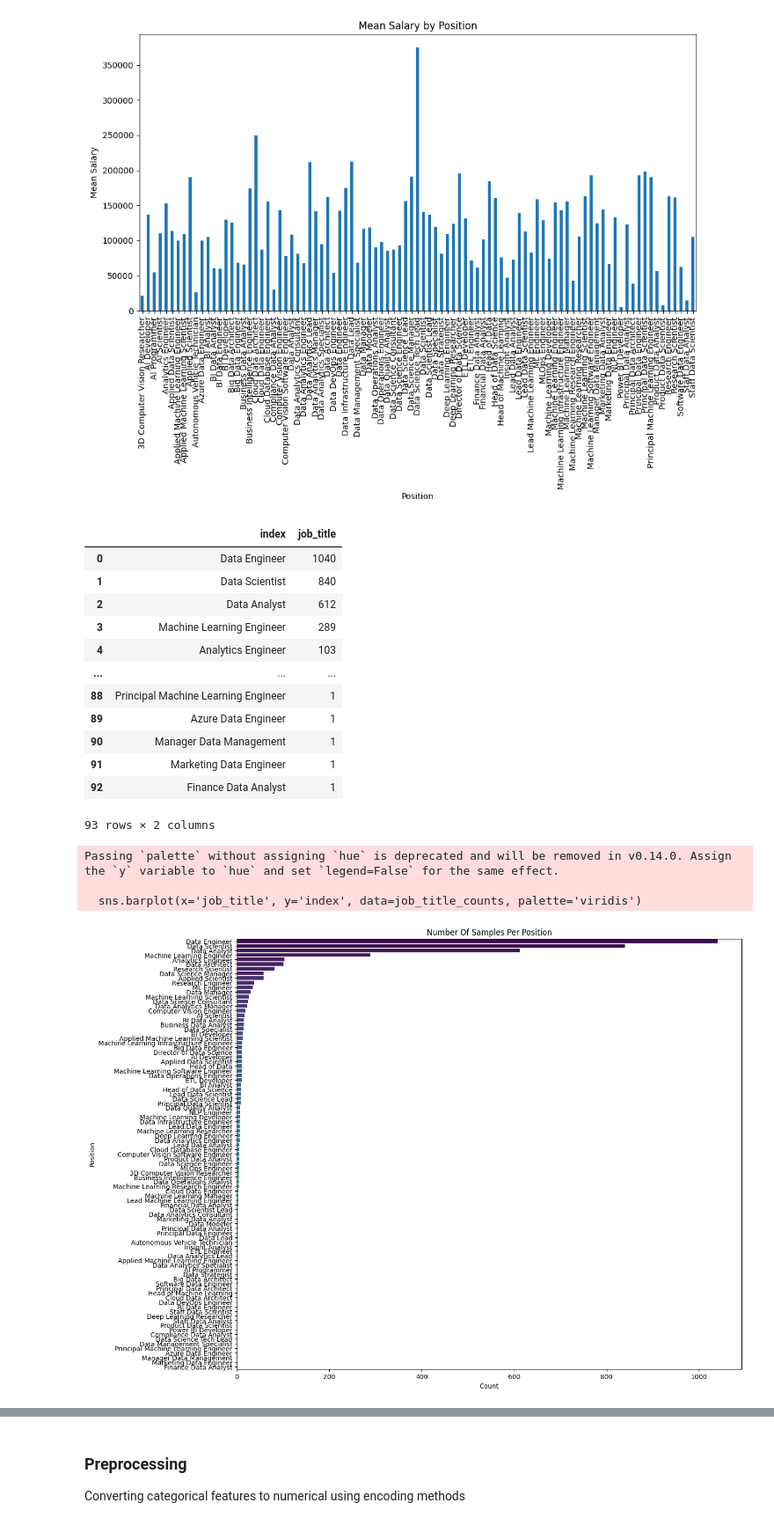
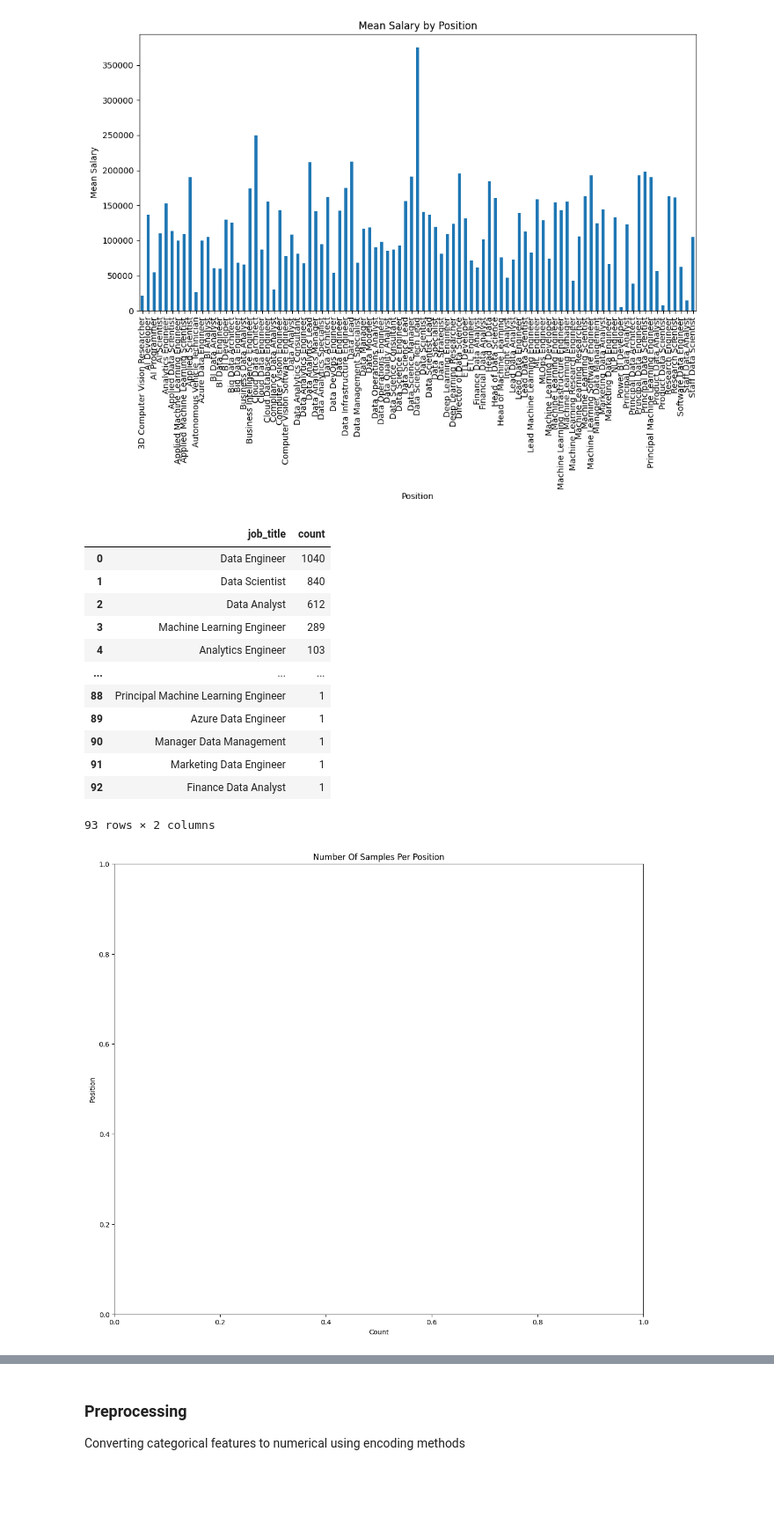
Before and after one commit to itamarKraitman/2024DeepLearningCourseProject, a Jupyter notebook: Main_Notebook.ipynb, the cells around one changed output, grey strips where cells are left out. Shown at 88% size. Drawn from its saved outputs; the diff is of its cells as text; code cells hidden in the pictures; blank space fills up the shorter version.

```diff
--- a/Main_Notebook.ipynb
+++ b/Main_Notebook.ipynb
@@ -33,7 +27,7 @@ Predicting annual salary in dollars for data science positions based on various
 # %% [markdown]
 ### Reading Data From Source
 # %%
-data = pd.read_csv('ds_salaries.csv')
+data = pd.read_csv('./SalarayDataSet/ds_salaries.csv')
 data.head()
 # %% [output]
 |  | work_year | experience_level | employment_type | job_title | salary | salary_currency | salary_in_usd | ... |
@@ -90,9 +84,8 @@ plt.show()
 # %%
 job_title_counts = data['job_title'].value_counts()
 job_title_counts.reset_index()
-# pd.DataFrame(job_title_counts, columns=['job_title', 'count'])
 # %% [output]
-|  | index | job_title |
+|  | job_title | count |
 | 0 | Data Engineer | 1040 |
 | 1 | Data Scientist | 840 |
 | 2 | Data Analyst | 612 |
@@ -108,17 +101,14 @@ job_title_counts.reset_index()
 # %%
 plt.figure(figsize=(14,12))
 job_title_counts = data['job_title'].value_counts().reset_index()
 
-sns.barplot(x='job_title', y='index', data=job_title_counts, palette='viridis')
+#sns.barplot(x='job_title', y='index', data=job_title_counts, palette='viridis')
 plt.title('Number Of Samples Per Position')
 plt.xlabel('Count')
 plt.ylabel('Position')
 plt.show()
 # %% [output]
-Passing `palette` without assigning `hue` is deprecated and will be removed in v0.14.0. Assign the `y` variable to `hue` and set `legend=False` for the same effect.
-
-  sns.barplot(x='job_title', y='index', data=job_title_counts, palette='viridis')
-[figure, old version]
+[figure, new version]
 # %%
 # Set style
 sns.set_style("whitegrid")
```
Also changed, not shown: parts of 48 cells of this notebook.
